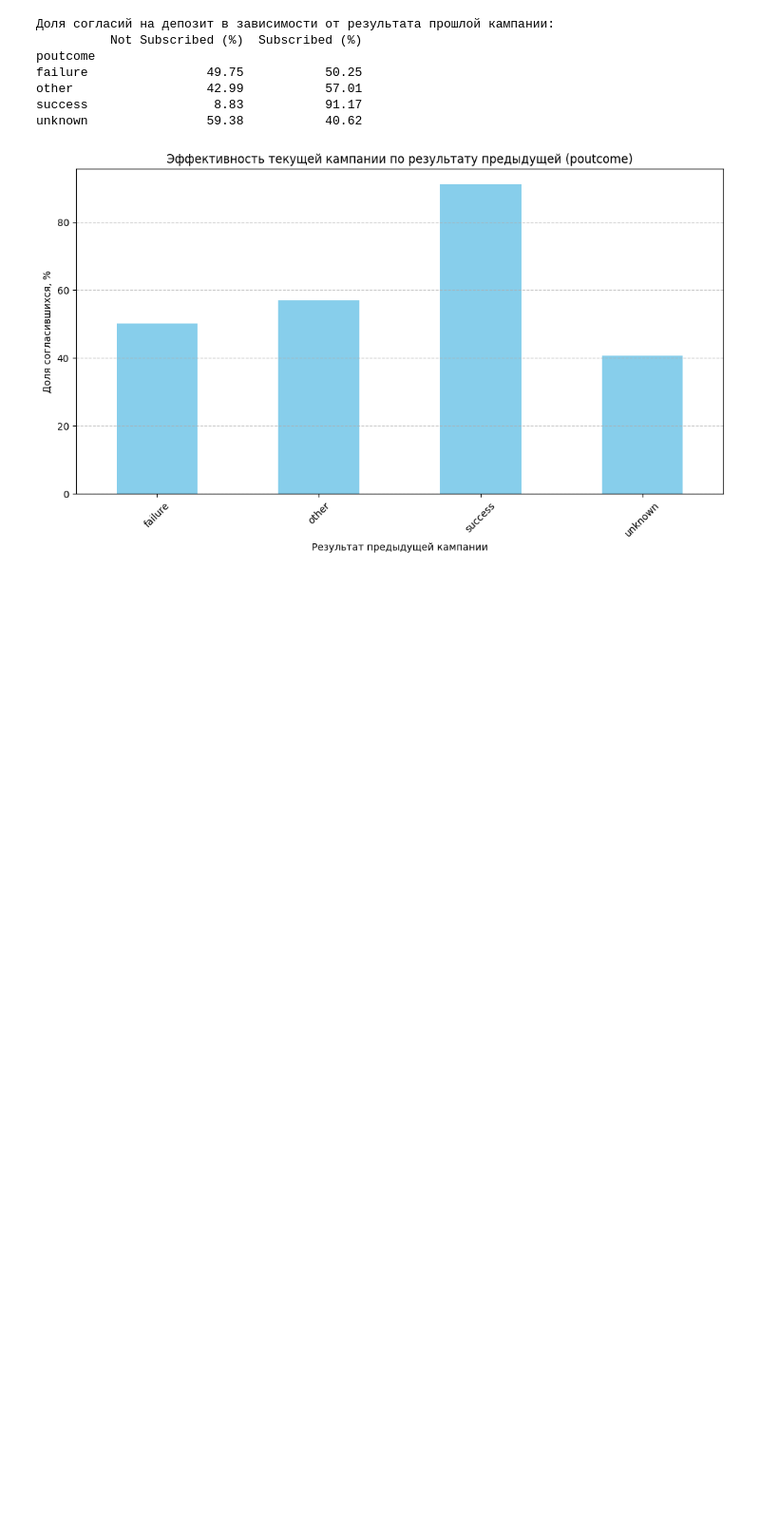
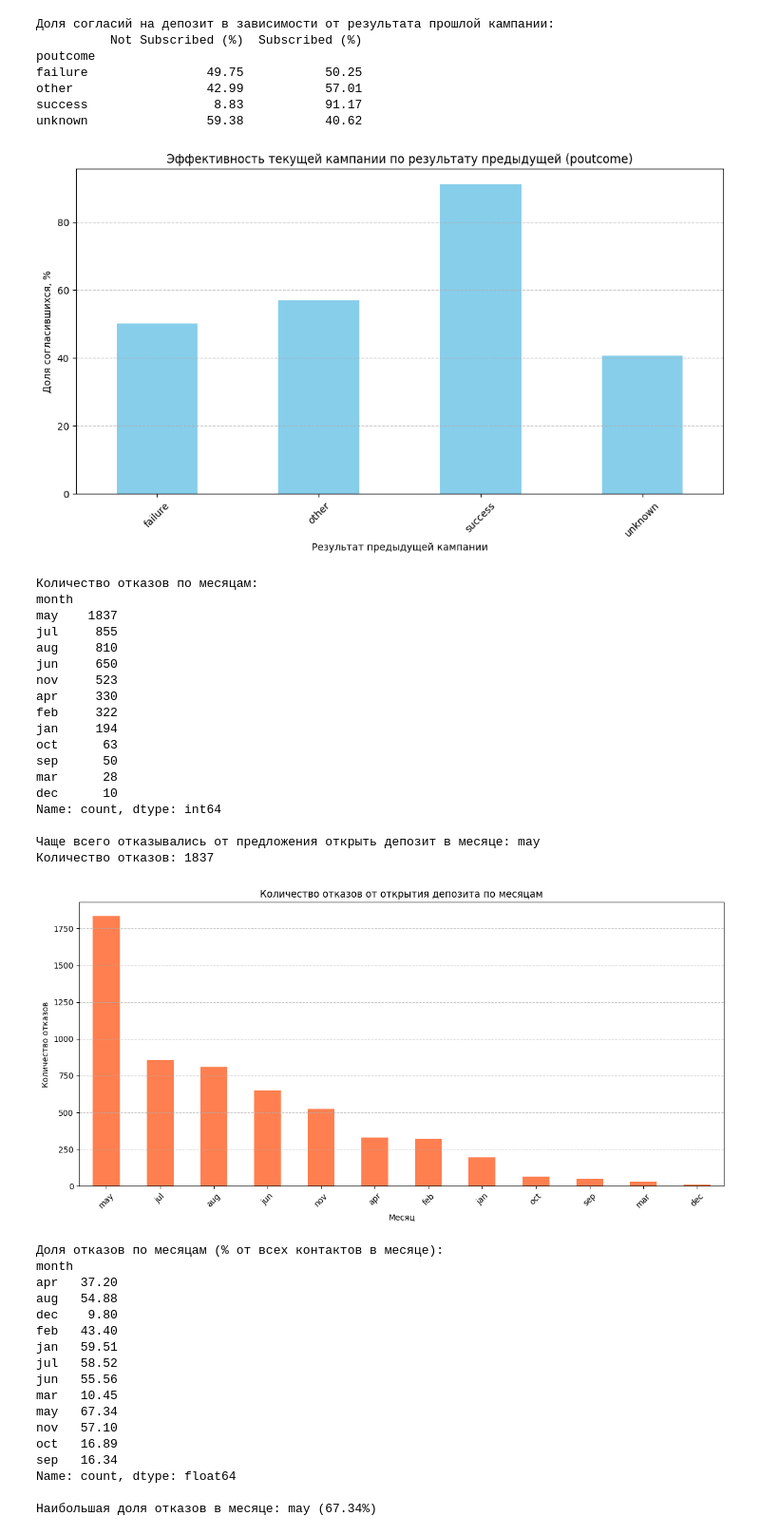
Before and after one commit to UlyanaGru/ML_project4, a Jupyter notebook: ml_progect4.ipynb, the cells around one changed output. Shown at 95% size. Saved outputs shown, nothing was run; the diff lists cells and outputs as text; code cells hidden in the pictures; blank space fills up the shorter version.

Commit message:
a month with a higher bounce rate

```diff
--- a/ml_progect4.ipynb
+++ b/ml_progect4.ipynb
@@ -468,3 +468,71 @@ other                  42.99           57.01
 success                 8.83           91.17
 unknown                59.38           40.62
 [figure]
+# %%
+#Фильтруем только тех, кто отказался от депозита (deposit = 'no')
+refused_clients = df[df['deposit'] == 'no']
+#Считаем количество отказов по месяцам
+monthly_refusals = refused_clients['month'].value_counts()
+print("Количество отказов по месяцам:")
+print(monthly_refusals)
+#Находим месяц с максимальным количеством отказов
+max_refusal_month = monthly_refusals.idxmax()
+max_refusal_count = monthly_refusals.max()
+print(f"\nЧаще всего отказывались от предложения открыть депозит в месяце: {max_refusal_month}")
+print(f"Количество отказов: {max_refusal_count}")
+#Визуализация
+plt.figure(figsize=(12, 6))
+monthly_refusals.plot(kind='bar', color='coral')
+plt.title('Количество отказов от открытия депозита по месяцам')
+plt.ylabel('Количество отказов')
+plt.xlabel('Месяц')
+plt.xticks(rotation=45)
+plt.grid(axis='y', linestyle='--', alpha=0.7)
+plt.tight_layout()
+plt.show()
+#Дополнительно: посмотрим долю отказов от общего числа контактов в каждом месяце
+monthly_total = df['month'].value_counts()
+monthly_refusal_rate = (refused_clients['month'].value_counts() / monthly_total * 100).sort_index()
+print("\nДоля отказов по месяцам (% от всех контактов в месяце):")
+print(monthly_refusal_rate.round(2))
+#Месяц с наибольшей долей отказов
+max_refusal_rate_month = monthly_refusal_rate.idxmax()
+max_refusal_rate = monthly_refusal_rate.max()
+print(f"\nНаибольшая доля отказов в месяце: {max_refusal_rate_month} ({max_refusal_rate:.2f}%)")
+# %% [output]
+Количество отказов по месяцам:
+month
+may    1837
+jul     855
+aug     810
+jun     650
+nov     523
+apr     330
+feb     322
+jan     194
+oct      63
+sep      50
+mar      28
+dec      10
+Name: count, dtype: int64
+
+Чаще всего отказывались от предложения открыть депозит в месяце: may
+Количество отказов: 1837
+[figure, added]
+Доля отказов по месяцам (% от всех контактов в месяце):
+month
+apr   37.20
+aug   54.88
+dec    9.80
+feb   43.40
+jan   59.51
+jul   58.52
+jun   55.56
+mar   10.45
+may   67.34
+nov   57.10
+oct   16.89
+sep   16.34
+Name: count, dtype: float64
+
+Наибольшая доля отказов в месяце: may (67.34%)
```
